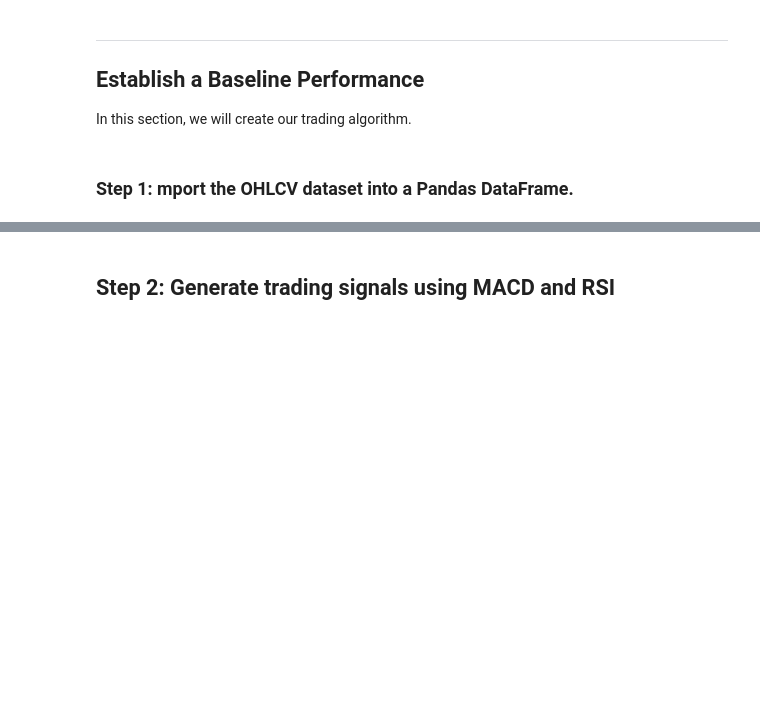
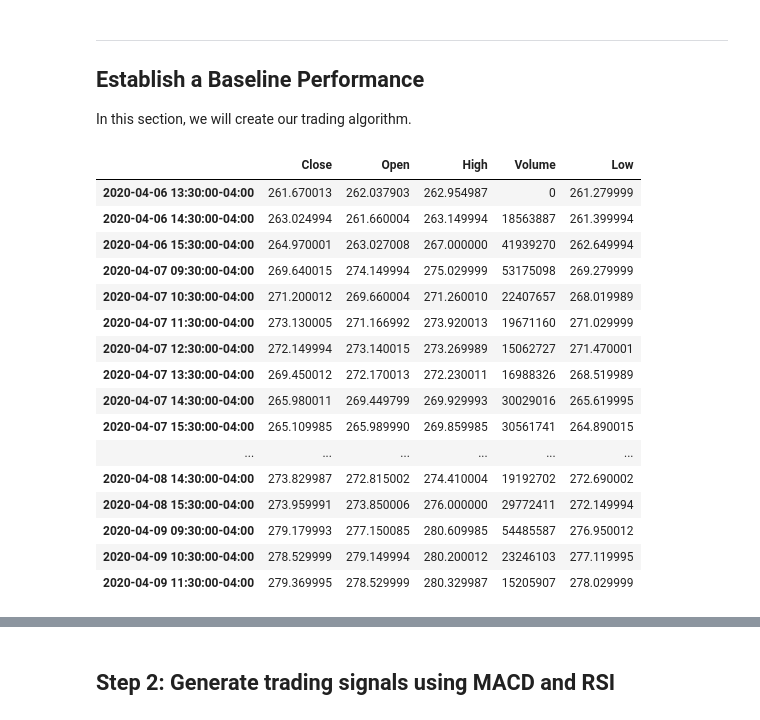
Before and after one commit to Kgross2/Group2_Project2, a Jupyter notebook: easy_street_trading_algoritm.ipynb, the cells around one changed output, grey strips where cells are left out. Saved outputs shown, nothing was run; the diff lists cells and outputs as text; code cells hidden in the pictures; blank space fills up the shorter version.

```diff
--- a/easy_street_trading_algoritm.ipynb
+++ b/easy_street_trading_algoritm.ipynb
@@ -69,5 +72,3 @@ import yfinance as yf
 ## Establish a Baseline Performance
 
 In this section, we will create our trading algorithm.
-# %% [markdown]
-### Step 1: mport the OHLCV dataset into a Pandas DataFrame.
@@ -85,2 +75,28 @@ ohlcv_df.head()
+# %%
+# Request historic hourly pricing data via finance.yahoo.com API
+df = yf.Ticker('SPY').history(period='2y', interval = "1h")[['Close', 'Open', 'High', 'Volume', 'Low']]
+
+# Review the DataFrame
+df.head(20)
+
+#note the data pulled from the API is already limited to only the hours the market is open
+# %% [output]
+|  | Close | Open | High | Volume | Low |
+| 2020-04-06 13:30:00-04:00 | 261.670013 | 262.037903 | 262.954987 | 0 | 261.279999 |
+| 2020-04-06 14:30:00-04:00 | 263.024994 | 261.660004 | 263.149994 | 18563887 | 261.399994 |
+| 2020-04-06 15:30:00-04:00 | 264.970001 | 263.027008 | 267.000000 | 41939270 | 262.649994 |
+| 2020-04-07 09:30:00-04:00 | 269.640015 | 274.149994 | 275.029999 | 53175098 | 269.279999 |
+| 2020-04-07 10:30:00-04:00 | 271.200012 | 269.660004 | 271.260010 | 22407657 | 268.019989 |
+| 2020-04-07 11:30:00-04:00 | 273.130005 | 271.166992 | 273.920013 | 19671160 | 271.029999 |
+| 2020-04-07 12:30:00-04:00 | 272.149994 | 273.140015 | 273.269989 | 15062727 | 271.470001 |
+| 2020-04-07 13:30:00-04:00 | 269.450012 | 272.170013 | 272.230011 | 16988326 | 268.519989 |
+| 2020-04-07 14:30:00-04:00 | 265.980011 | 269.449799 | 269.929993 | 30029016 | 265.619995 |
+| 2020-04-07 15:30:00-04:00 | 265.109985 | 265.989990 | 269.859985 | 30561741 | 264.890015 |
+| ... | ... | ... | ... | ... | ... |
+| 2020-04-08 14:30:00-04:00 | 273.829987 | 272.815002 | 274.410004 | 19192702 | 272.690002 |
+| 2020-04-08 15:30:00-04:00 | 273.959991 | 273.850006 | 276.000000 | 29772411 | 272.149994 |
+| 2020-04-09 09:30:00-04:00 | 279.179993 | 277.150085 | 280.609985 | 54485587 | 276.950012 |
+| 2020-04-09 10:30:00-04:00 | 278.529999 | 279.149994 | 280.200012 | 23246103 | 277.119995 |
+| 2020-04-09 11:30:00-04:00 | 279.369995 | 278.529999 | 280.329987 | 15205907 | 278.029999 |
 # %%
 # Filter the date index and close columns
```
Also changed, not shown: parts of 42 cells of this notebook.
